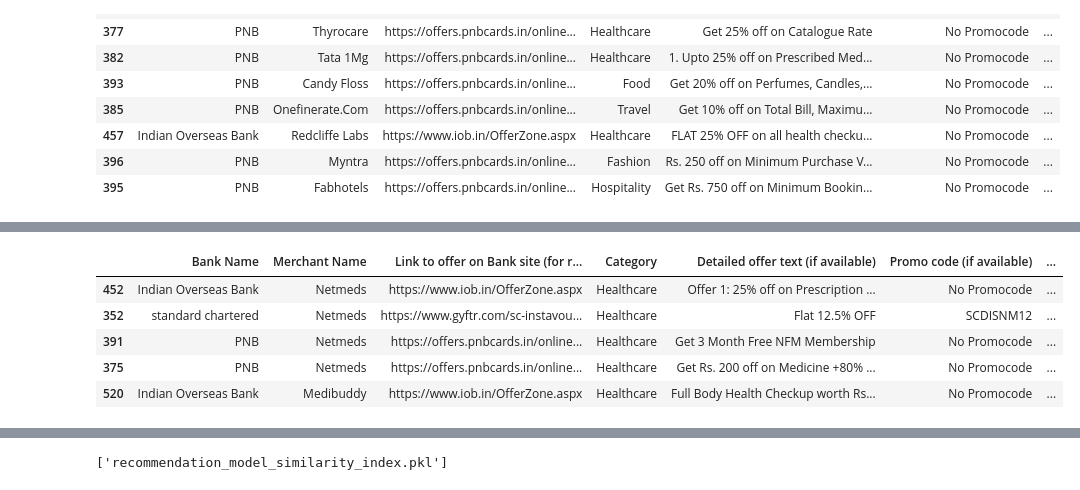
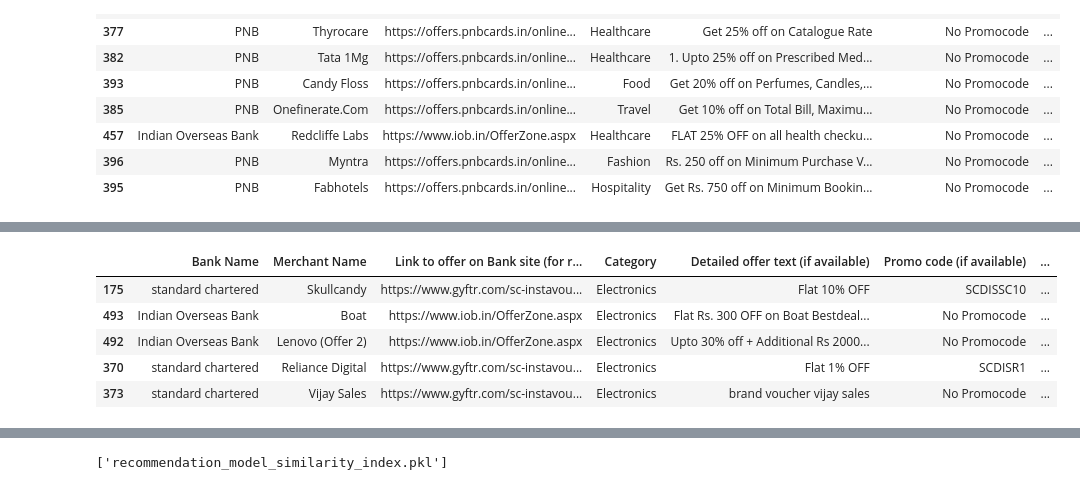
Before and after one commit to kalsep/Bank-Offer-Recommdation-System, a Jupyter notebook: bank Recommdation System.ipynb, the cells around one changed output, grey strips where cells are left out. Drawn from its saved outputs; the diff is of its cells as text; code cells hidden in the pictures.

```diff
--- a/bank Recommdation System.ipynb
+++ b/bank Recommdation System.ipynb
@@ -285,36 +285,36 @@ def build_recommendation_model(data):
 
     # One-hot encode categorical variables
     encoder = OneHotEncoder()
     categorical_features = encoder.fit_transform(data[['Category', "Merchant Name",]])
 
     # Combine features
     combined_features = hstack([categorical_features])
 
     # normalized_features = normalize(combined_features)
     normalized_features = normalize(combined_features)
      # Calculate cosine similarity
     similarity_matrix = cosine_similarity(normalized_features, normalized_features)
     # Compute the cosine similarity between each movie description
     linear_similarity = linear_kernel(normalized_features, normalized_features)
 
     return similarity_matrix,linear_similarity
 
 def recommend_similar_offers(offer_id, similarity_matrix, offers_df, top_n=5):
     similar_indices = similarity_matrix[offer_id].argsort()[-top_n-1:-1][::-1]
     similar_offers = offers_df.iloc[similar_indices]
     return similar_offers
 
 # Build recommendation model using combined data
 similarity_matrix,linear_similarity = build_recommendation_model(final_df)
 
 # Get recommendations for a specific offer
-offer_id = 200 #Change this to the offer ID you want recommendations for
+offer_id = 300 #Change this to the offer ID you want recommendations for
 recommended_offers = recommend_similar_offers(offer_id, similarity_matrix, final_df)
 recommended_offers
 # %% [output]
 |  | Bank Name | Merchant Name | Link to offer on Bank site (for r... | Category | Detailed offer text (if available) | Promo code (if available) | ... |
-| 452 | Indian Overseas Bank | Netmeds | https://www.iob.in/OfferZone.aspx | Healthcare | Offer 1: 25% off on Prescription ... | No Promocode | ... |
-| 352 | standard chartered | Netmeds | https://www.gyftr.com/sc-instavou... | Healthcare | Flat 12.5% OFF | SCDISNM12 | ... |
-| 391 | PNB | Netmeds | https://offers.pnbcards.in/online... | Healthcare | Get 3 Month Free NFM Membership | No Promocode | ... |
-| 375 | PNB | Netmeds | https://offers.pnbcards.in/online... | Healthcare | Get Rs. 200 off on Medicine +80% ... | No Promocode | ... |
-| 520 | Indian Overseas Bank | Medibuddy | https://www.iob.in/OfferZone.aspx | Healthcare | Full Body Health Checkup worth Rs... | No Promocode | ... |
+| 175 | standard chartered | Skullcandy | https://www.gyftr.com/sc-instavou... | Electronics | Flat 10% OFF | SCDISSC10 | ... |
+| 493 | Indian Overseas Bank | Boat | https://www.iob.in/OfferZone.aspx | Electronics | Flat Rs. 300 OFF on Boat Bestdeal... | No Promocode | ... |
+| 492 | Indian Overseas Bank | Lenovo (Offer 2) | https://www.iob.in/OfferZone.aspx | Electronics | Upto 30% off + Additional Rs 2000... | No Promocode | ... |
+| 370 | standard chartered | Reliance Digital | https://www.gyftr.com/sc-instavou... | Electronics | Flat 1% OFF | SCDISR1 | ... |
+| 373 | standard chartered | Vijay Sales | https://www.gyftr.com/sc-instavou... | Electronics | brand voucher vijay sales | No Promocode | ... |
```
Also changed, not shown: parts of 3 cells of this notebook, 14 other files.
